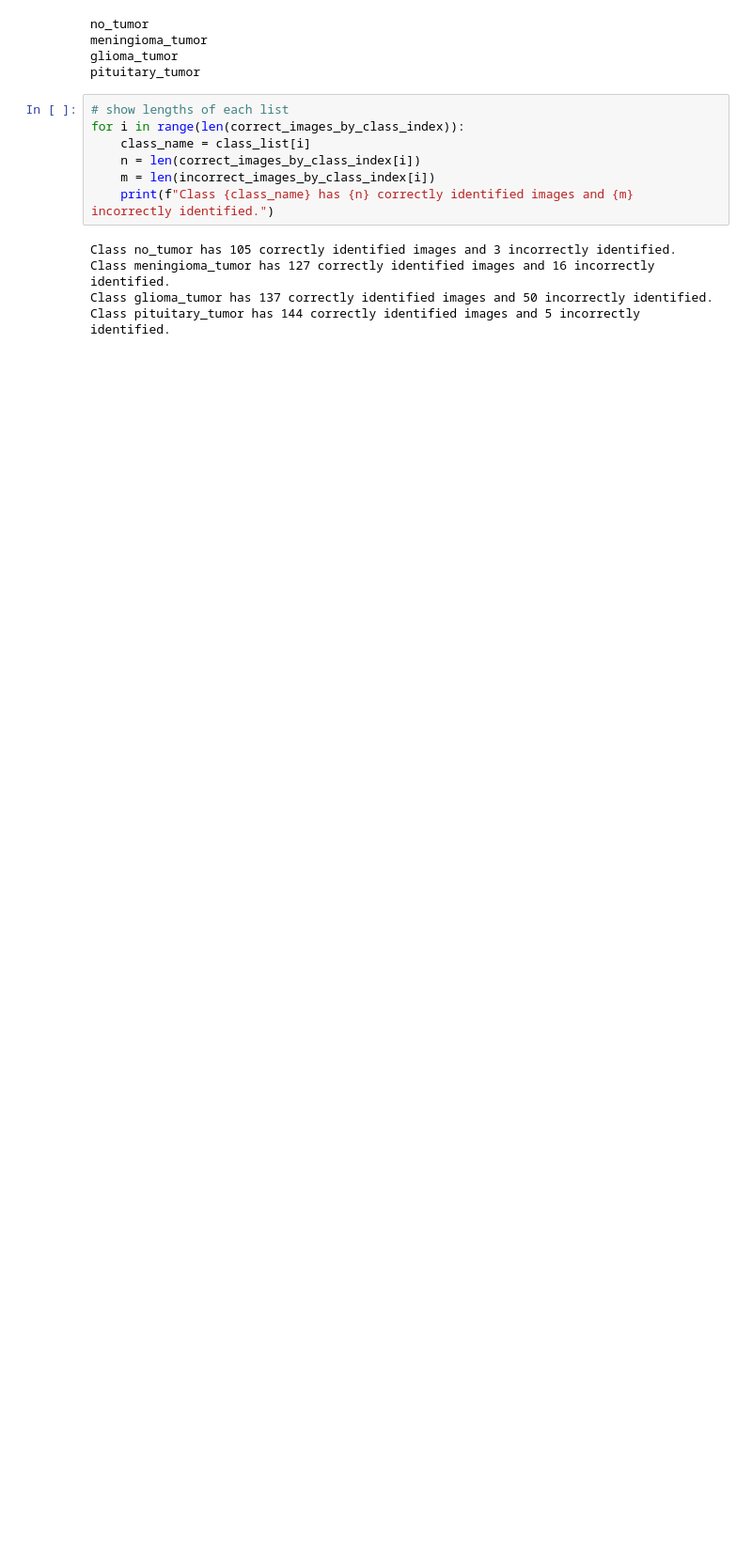
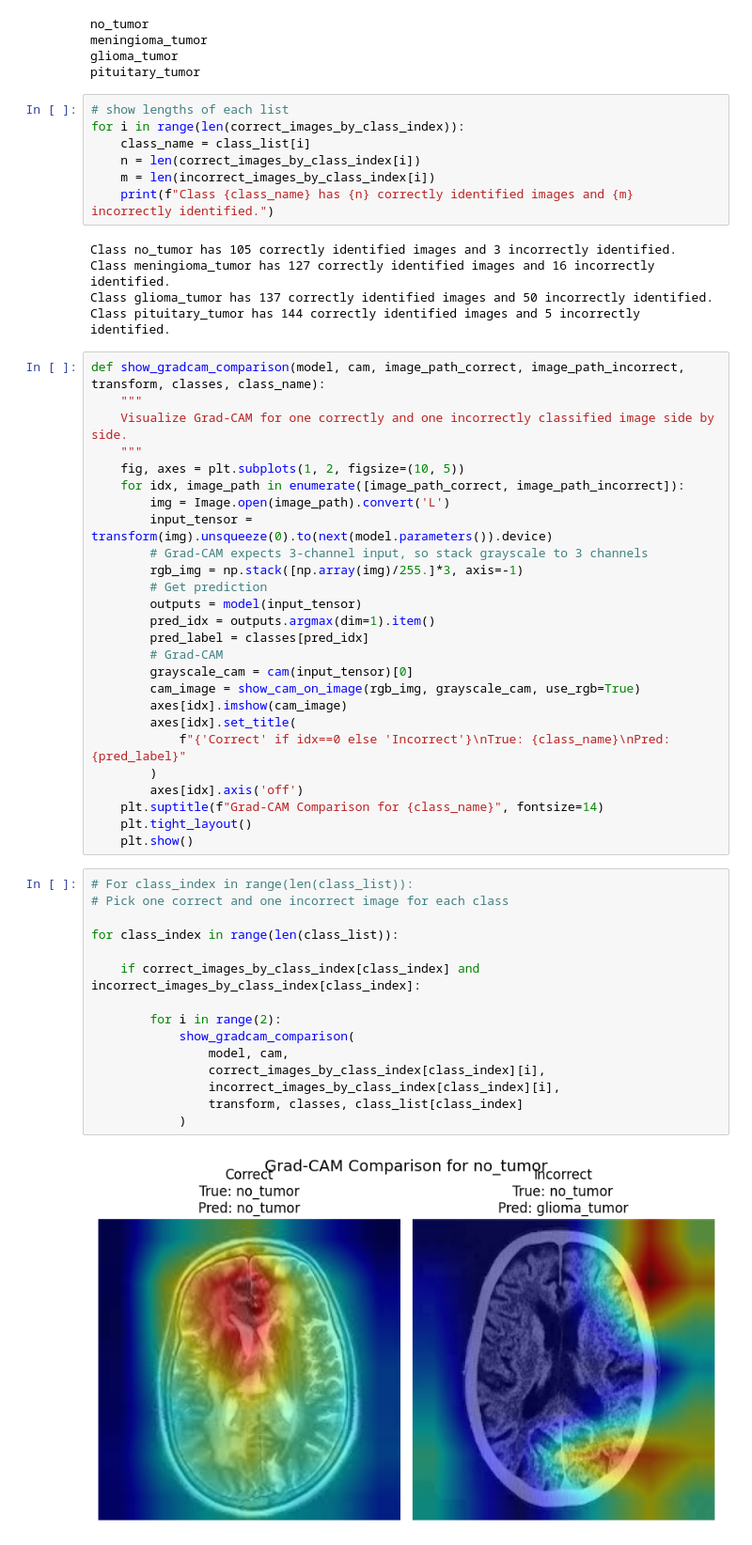
Before and after one commit to zkhechadoorian/mri-brain-tumor-classification, a Jupyter notebook: notebooks/04_explainability.ipynb, the cells around one changed output. Shown at 94% size. Cells and saved outputs as stored; diff of their text form; blank space fills up the shorter version.

Commit message:
Make gradCam images side by side for comparison of successful vs unsuccesful classification images.

```diff
--- a/notebooks/04_explainability.ipynb
+++ b/notebooks/04_explainability.ipynb
@@ -129,3 +129,46 @@ Class no_tumor has 105 correctly identified images and 3 incorrectly identified.
 Class meningioma_tumor has 127 correctly identified images and 16 incorrectly identified.
 Class glioma_tumor has 137 correctly identified images and 50 incorrectly identified.
 Class pituitary_tumor has 144 correctly identified images and 5 incorrectly identified.
+# %%
+def show_gradcam_comparison(model, cam, image_path_correct, image_path_incorrect, transform, classes, class_name):
+    """
+    Visualize Grad-CAM for one correctly and one incorrectly classified image side by side.
+    """
+    fig, axes = plt.subplots(1, 2, figsize=(10, 5))
+    for idx, image_path in enumerate([image_path_correct, image_path_incorrect]):
+        img = Image.open(image_path).convert('L')
+        input_tensor = transform(img).unsqueeze(0).to(next(model.parameters()).device)
+        # Grad-CAM expects 3-channel input, so stack grayscale to 3 channels
+        rgb_img = np.stack([np.array(img)/255.]*3, axis=-1)
+        # Get prediction
+        outputs = model(input_tensor)
+        pred_idx = outputs.argmax(dim=1).item()
+        pred_label = classes[pred_idx]
+        # Grad-CAM
+        grayscale_cam = cam(input_tensor)[0]
+        cam_image = show_cam_on_image(rgb_img, grayscale_cam, use_rgb=True)
+        axes[idx].imshow(cam_image)
+        axes[idx].set_title(
+            f"{'Correct' if idx==0 else 'Incorrect'}\nTrue: {class_name}\nPred: {pred_label}"
+        )
+        axes[idx].axis('off')
+    plt.suptitle(f"Grad-CAM Comparison for {class_name}", fontsize=14)
+    plt.tight_layout()
+    plt.show()
+# %%
+# For class_index in range(len(class_list)):
+# Pick one correct and one incorrect image for each class
+
+for class_index in range(len(class_list)):
+
+    if correct_images_by_class_index[class_index] and incorrect_images_by_class_index[class_index]:
+
+        for i in range(2):
+            show_gradcam_comparison(
+                model, cam,
+                correct_images_by_class_index[class_index][i],
+                incorrect_images_by_class_index[class_index][i],
+                transform, classes, class_list[class_index]
+            )
+# %% [output]
+[figure, added]
```
Also changed, not shown: parts of 1 cell of this notebook.
